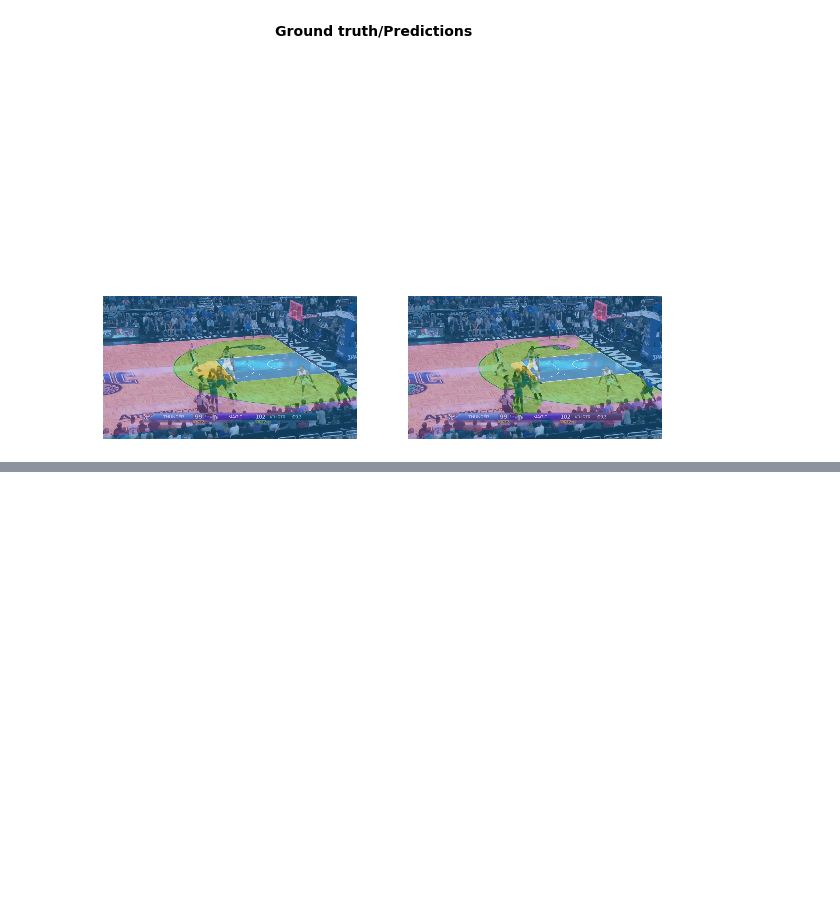
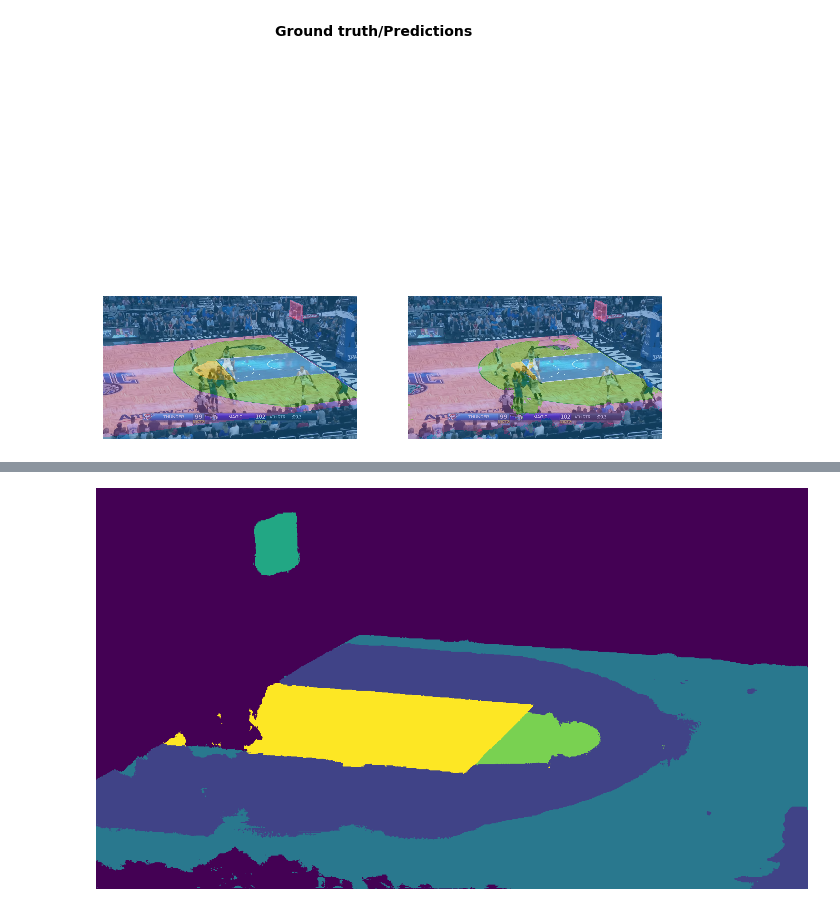
Before and after one commit to Pager07/Human-object-interaction-for-basketball-videos, a Jupyter notebook: CourtSegmentation.ipynb, the cells around one changed output, grey strips where cells are left out. Cells and saved outputs as stored; diff of their text form; code cells hidden in the pictures; blank space fills up the shorter version.

Commit message:
Prediction Results

```diff
--- a/CourtSegmentation.ipynb
+++ b/CourtSegmentation.ipynb
@@ -359,0 +362,6 @@ learn.show_results(rows=4,figsize=(10,10))
+# %%
+learn = load_learner(path/'Image')
+# %%
+test_img = open_image('Luka.png')
+# %%
+x = learn.predict(test_img)
@@ -359,0 +372,4 @@ learn.show_results(rows=4,figsize=(10,10))
+# %%
+x[0]
+# %% [output]
+[figure, added]
```
Also changed, not shown: parts of 2 cells of this notebook.
